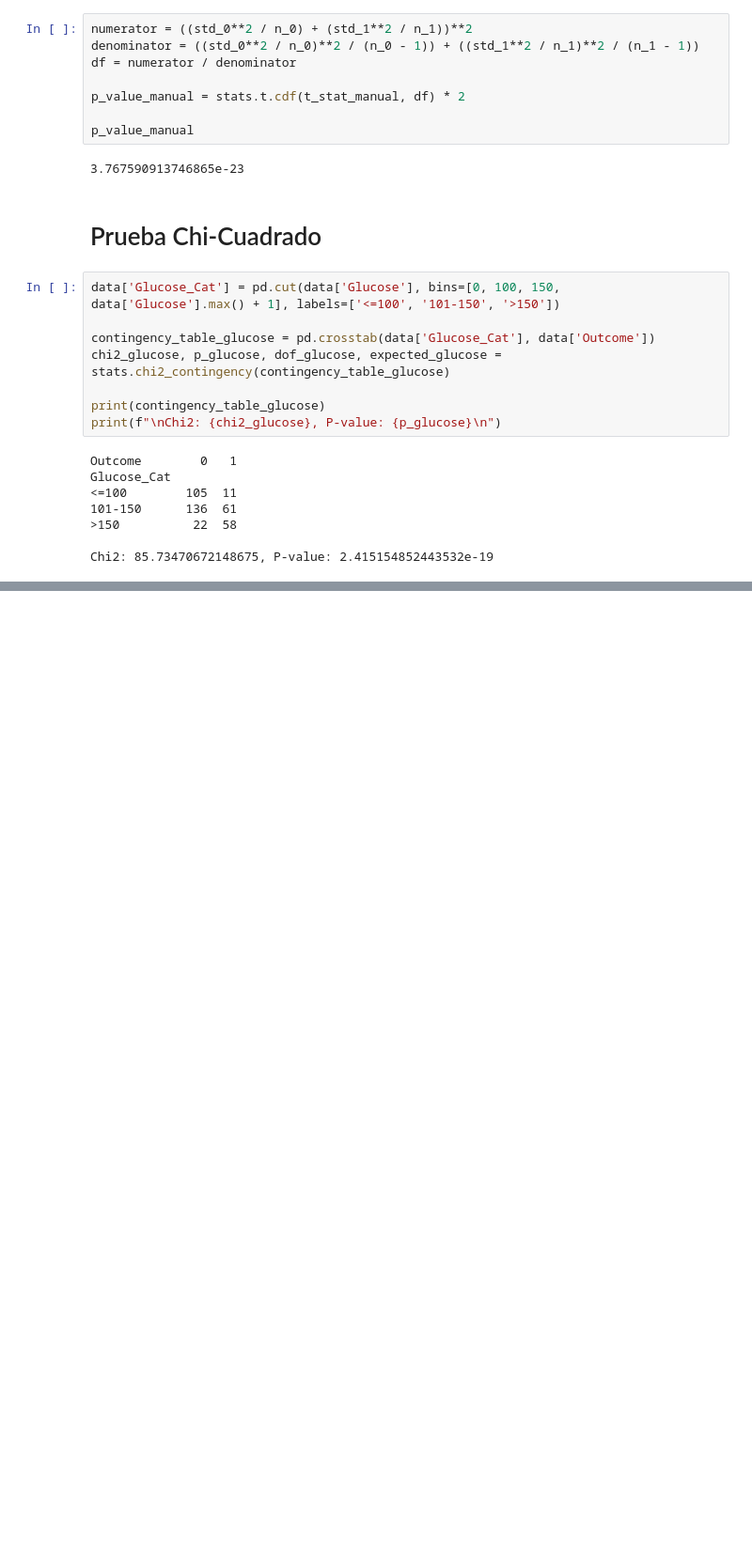
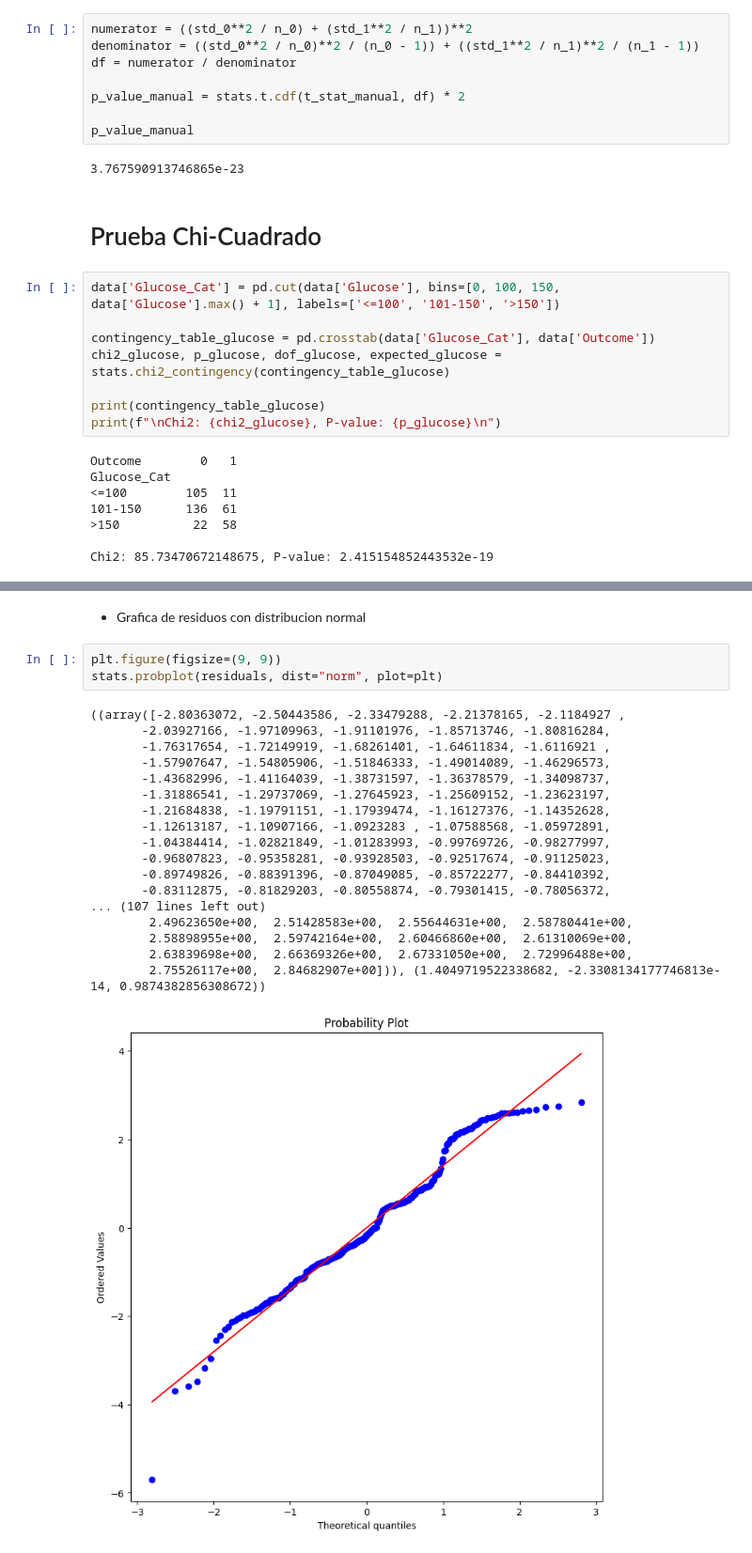
Before and after one commit to nicolahoz/PyEFinal, a Jupyter notebook: DiabetesStudy.ipynb, the cells around one changed output, grey strips where cells are left out. Shown at 94% size. Saved outputs shown, nothing was run; the diff lists cells and outputs as text; blank space fills up the shorter version.

```diff
--- a/DiabetesStudy.ipynb
+++ b/DiabetesStudy.ipynb
@@ -175,0 +198,24 @@ plt.show()
+# %% [markdown]
+* Grafica de residuos con distribucion normal
+# %%
+plt.figure(figsize=(9, 9))
+stats.probplot(residuals, dist="norm", plot=plt)
+# %% [output]
+((array([-2.80363072, -2.50443586, -2.33479288, -2.21378165, -2.1184927 ,
+       -2.03927166, -1.97109963, -1.91101976, -1.85713746, -1.80816284,
+       -1.76317654, -1.72149919, -1.68261401, -1.64611834, -1.6116921 ,
+       -1.57907647, -1.54805906, -1.51846333, -1.49014089, -1.46296573,
+       -1.43682996, -1.41164039, -1.38731597, -1.36378579, -1.34098737,
+       -1.31886541, -1.29737069, -1.27645923, -1.25609152, -1.23623197,
+       -1.21684838, -1.19791151, -1.17939474, -1.16127376, -1.14352628,
+       -1.12613187, -1.10907166, -1.0923283 , -1.07588568, -1.05972891,
+       -1.04384414, -1.02821849, -1.01283993, -0.99769726, -0.98277997,
+       -0.96807823, -0.95358281, -0.93928503, -0.92517674, -0.91125023,
+       -0.89749826, -0.88391396, -0.87049085, -0.85722277, -0.84410392,
+       -0.83112875, -0.81829203, -0.80558874, -0.79301415, -0.78056372,
+... (107 lines left out)
+        2.49623650e+00,  2.51428583e+00,  2.55644631e+00,  2.58780441e+00,
+        2.58898955e+00,  2.59742164e+00,  2.60466860e+00,  2.61310069e+00,
+        2.63839698e+00,  2.66369326e+00,  2.67331050e+00,  2.72996488e+00,
+        2.75526117e+00,  2.84682907e+00])), (1.4049719522338682, -2.3308134177746813e-14, 0.9874382856308672))
+[figure, added]
```
Also changed, not shown: parts of 15 cells of this notebook.
